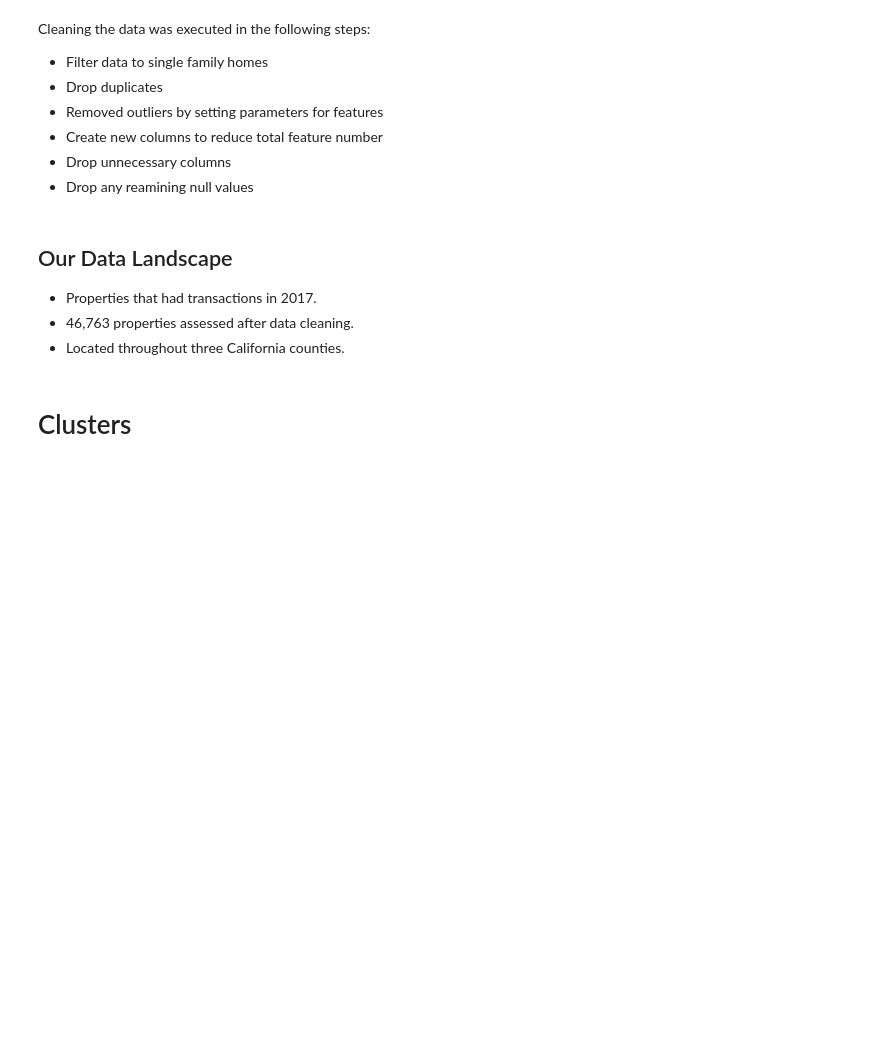
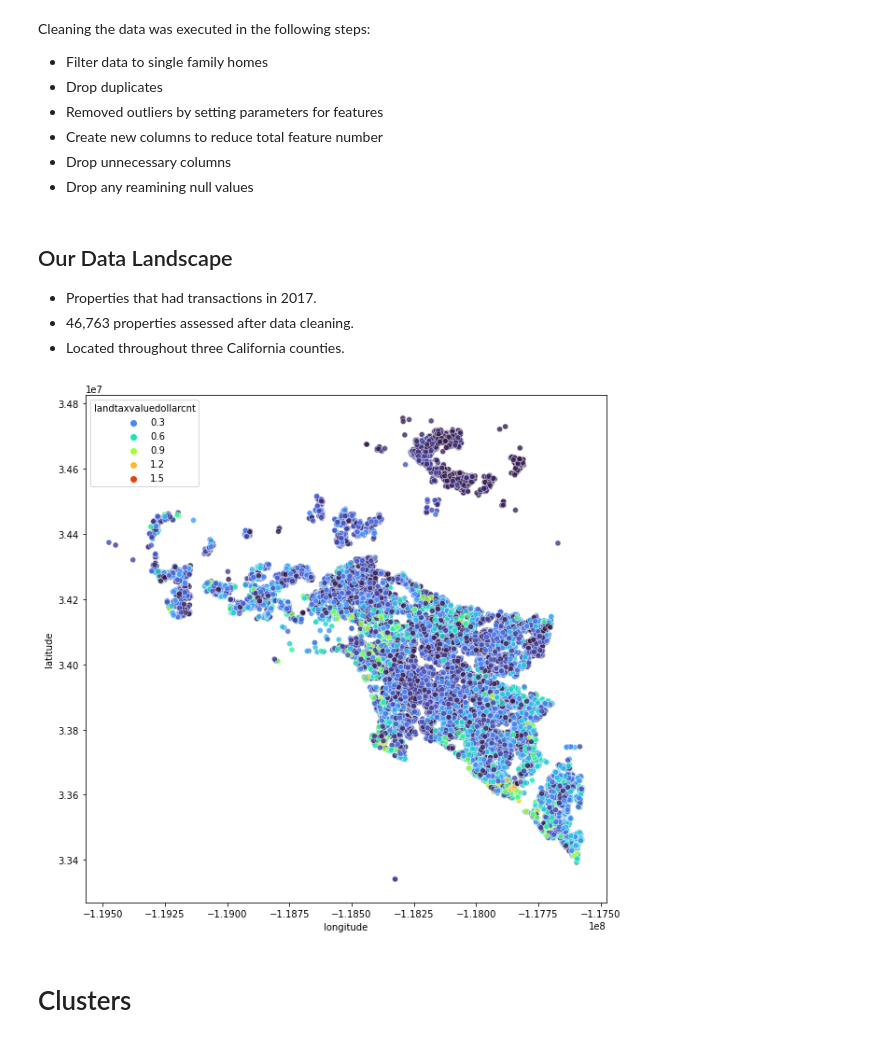
Before and after one commit to velasquez-wheeler/zillow_clustering_project, a Jupyter notebook: zillow_report.ipynb, the cells around one changed output. Saved outputs shown, nothing was run; the diff lists cells and outputs as text; code cells hidden in the pictures; blank space fills up the shorter version.

```diff
--- a/zillow_report.ipynb
+++ b/zillow_report.ipynb
@@ -81,7 +81,9 @@ Cleaning the data was executed in the following steps:
 - Located throughout three California counties.
 # %%
 # visualize the number of properties in each county after data cleaning.
-# viz.data_landscape()
+viz.data_map(train)
+# %% [output]
+[figure, added]
 # %% [markdown]
 # Clusters
 # %% [markdown]
```
Also changed, not shown: parts of 27 cells of this notebook, 2 other files.
